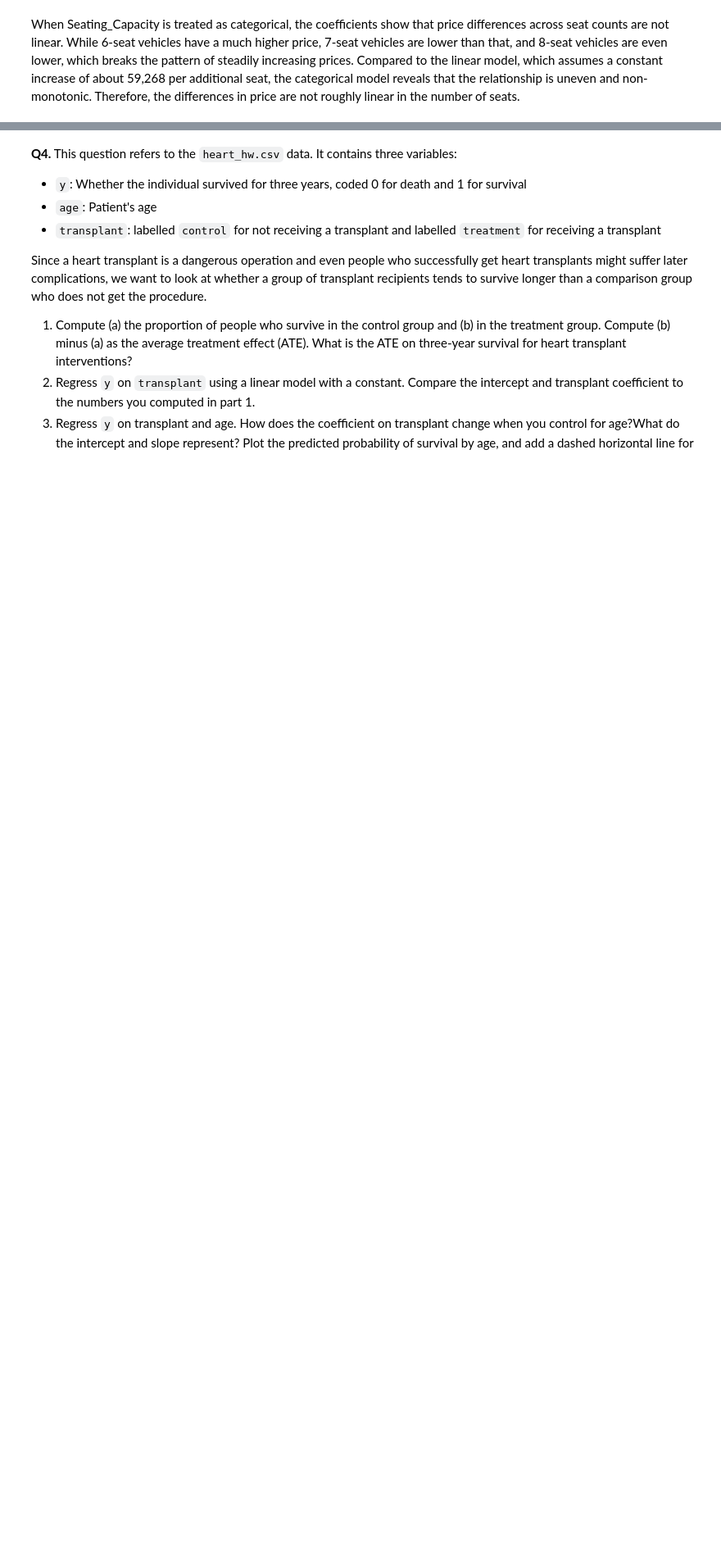
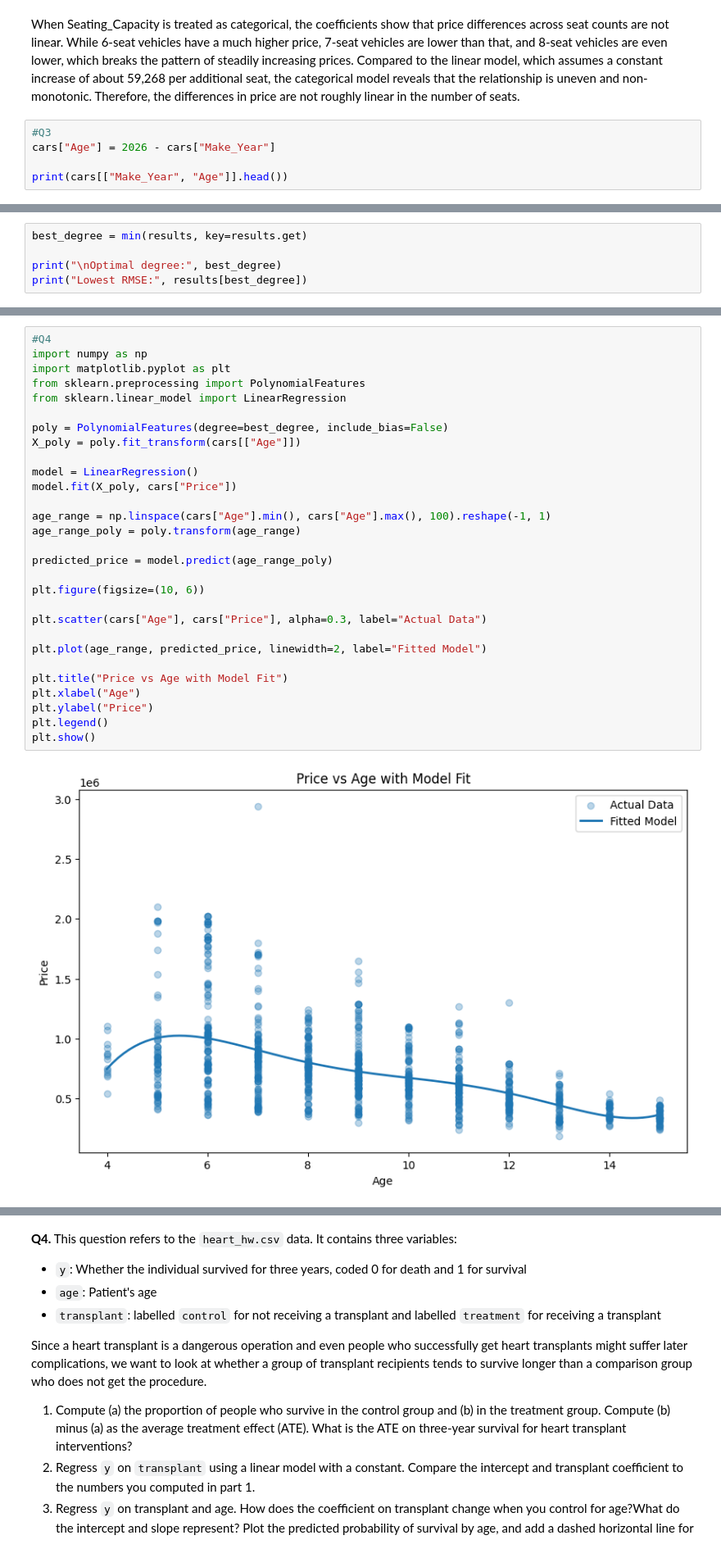
Before and after one commit to joellezamperini/undergrad_ml_assignments, a Jupyter notebook: 03_assignment_linear_models.ipynb, the cells around one changed output, grey strips where cells are left out. Shown at 82% size. Cells and saved outputs as stored; diff of their text form; blank space fills up the shorter version.

```diff
--- a/03_assignment_linear_models.ipynb
+++ b/03_assignment_linear_models.ipynb
@@ -456,3 +456,8 @@ C(Seating_Capacity)[T.8]    2.718000e+05
 dtype: float64
 # %% [markdown]
 When Seating_Capacity is treated as categorical, the coefficients show that price differences across seat counts are not linear. While 6-seat vehicles have a much higher price, 7-seat vehicles are lower than that, and 8-seat vehicles are even lower, which breaks the pattern of steadily increasing prices. Compared to the linear model, which assumes a constant increase of about 59,268 per additional seat, the categorical model reveals that the relationship is uneven and non-monotonic. Therefore, the differences in price are not roughly linear in the number of seats.
+# %%
+#Q3
+cars["Age"] = 2026 - cars["Make_Year"]
+
+print(cars[["Make_Year", "Age"]].head())
@@ -458,0 +510,5 @@ When Seating_Capacity is treated as categorical, the coefficients show that pric
+# %%
+best_degree = min(results, key=results.get)
+
+print("\nOptimal degree:", best_degree)
+print("Lowest RMSE:", results[best_degree])
@@ -458,0 +518,31 @@ When Seating_Capacity is treated as categorical, the coefficients show that pric
+# %%
+#Q4
+import numpy as np
+import matplotlib.pyplot as plt
+from sklearn.preprocessing import PolynomialFeatures
+from sklearn.linear_model import LinearRegression
+
+poly = PolynomialFeatures(degree=best_degree, include_bias=False)
+X_poly = poly.fit_transform(cars[["Age"]])
+
+model = LinearRegression()
+model.fit(X_poly, cars["Price"])
+
+age_range = np.linspace(cars["Age"].min(), cars["Age"].max(), 100).reshape(-1, 1)
+age_range_poly = poly.transform(age_range)
+
+predicted_price = model.predict(age_range_poly)
+
+plt.figure(figsize=(10, 6))
+
+plt.scatter(cars["Age"], cars["Price"], alpha=0.3, label="Actual Data")
+
+plt.plot(age_range, predicted_price, linewidth=2, label="Fitted Model")
+
+plt.title("Price vs Age with Model Fit")
+plt.xlabel("Age")
+plt.ylabel("Price")
+plt.legend()
+plt.show()
+# %% [output]
+[figure, added]
```
Also changed, not shown: parts of 4 cells of this notebook.
